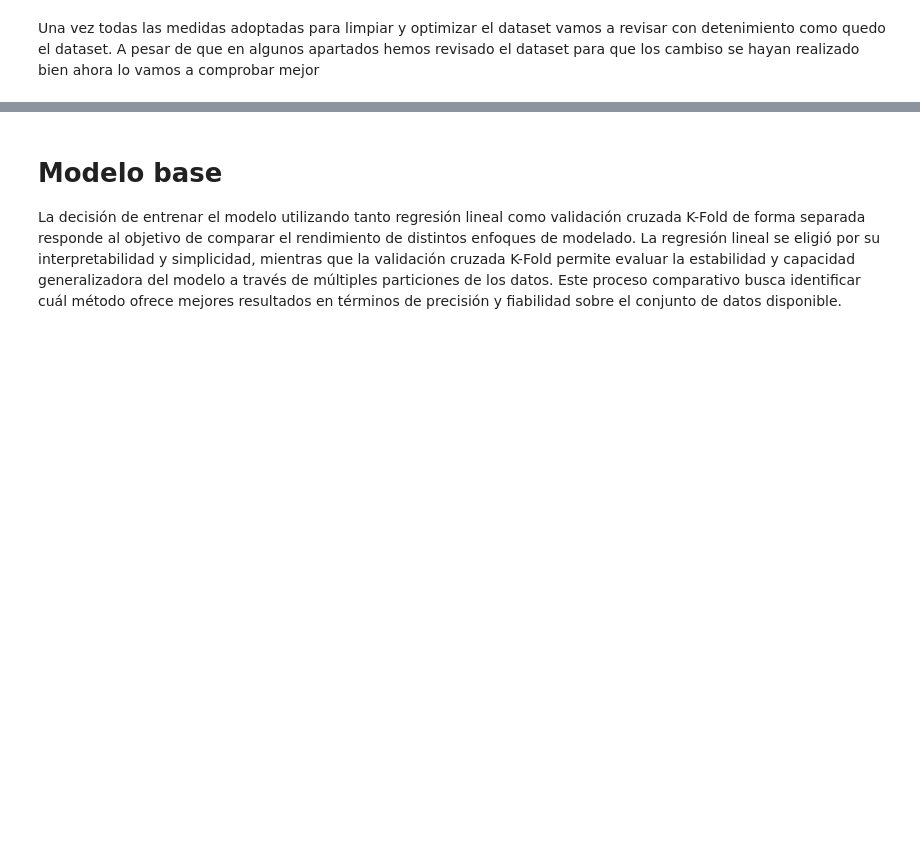
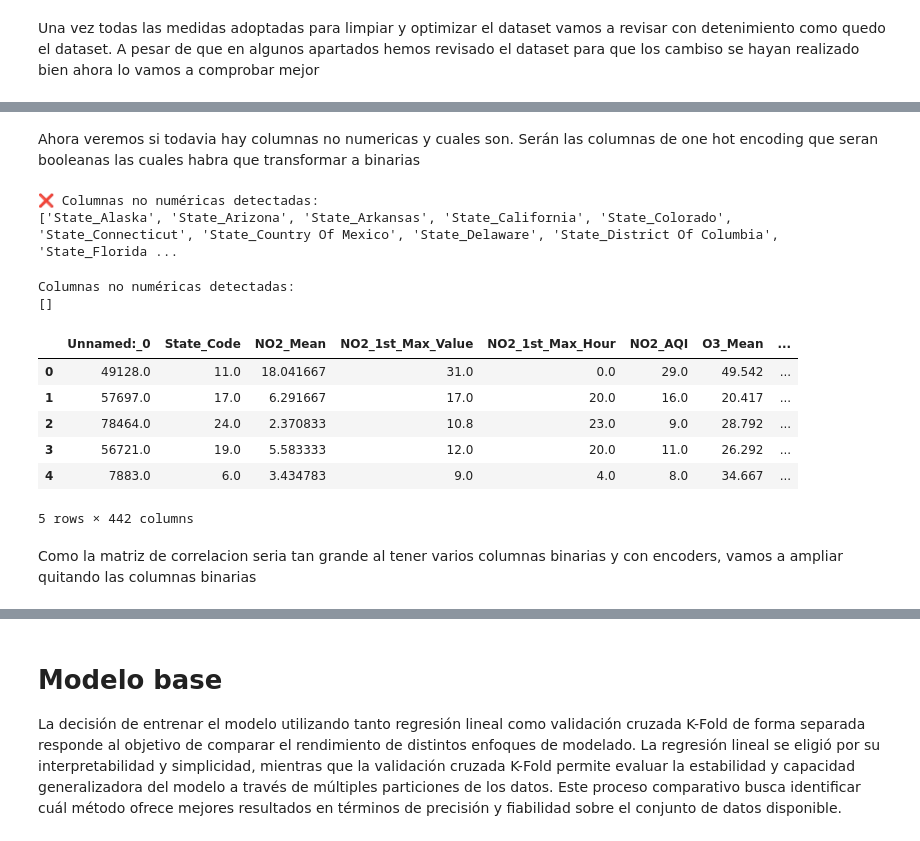
Before and after one commit to Israelamat/Study-and-prediction-of-U.S.-contamination, a Jupyter notebook: Proyecto_Final_IA_ML.ipynb, the cells around one changed output, grey strips where cells are left out. Saved outputs shown, nothing was run; the diff lists cells and outputs as text; code cells hidden in the pictures; blank space fills up the shorter version.

```diff
--- a/Proyecto_Final_IA_ML.ipynb
+++ b/Proyecto_Final_IA_ML.ipynb
@@ -833,10 +841,9 @@ CO_AQI: 3.67
 # %% [markdown]
 Reordenar aleatoriamente las filas de un conjunto de datos es importante para evitar que el modelo aprenda patrones no deseados relacionados con el orden original de los datos, especialmente si estos están organizados por fecha, categoría u otro criterio. Al mezclar las observaciones, se asegura que el entrenamiento sea más representativo y generalizable, reduciendo el riesgo de sobreajuste y sesgos. Además, es un paso clave antes de dividir los datos en entrenamiento y prueba, garantizando que ambas partes sean comparables y equilibradas.
 # %%
-df_clean_shuffled = df_clean_proc.sample(frac=1).reset_index(drop=True)
-df_shuffled = df_proc.sample(frac=1).reset_index(drop=True)
+df_clean_shuffled = df_clean.sample(frac=1).reset_index(drop=True)
+df_shuffled = df.sample(frac=1).reset_index(drop=True)
 
 print(df_clean.head())
-print(df_clean_proc.head())
 print(df_clean_shuffled.head())
 # %% [output]
@@ -893,2 +900,39 @@ Site_Num_97.0        0
 Length: 442, dtype: int64
 [figure]
+# %% [markdown]
+Ahora veremos si todavia hay columnas no numericas y cuales son. Serán las columnas de one hot encoding que seran booleanas las cuales habra que transformar a binarias
+# %%
+non_numeric = df_clean_shuffled.select_dtypes(exclude=["number"]).columns
+print("❌ Columnas no numéricas detectadas:")
+print(non_numeric.tolist())
+# %% [output]
+❌ Columnas no numéricas detectadas:
+['State_Alaska', 'State_Arizona', 'State_Arkansas', 'State_California', 'State_Colorado', 'State_Connecticut', 'State_Country Of Mexico', 'State_Delaware', 'State_District Of Columbia', 'State_Florida ...
+# %%
+# Convertir todas las columnas con valores numéricos que están mal tipadas
+for col in df_clean_shuffled.columns:
+    # Solo columnas no numéricas
+    if df_clean_shuffled[col].dtype not in ['int64', 'float64']:
+        # Si los valores únicos son solo 0 y 1, la convertimos a entero
+        unique_vals = set(df_clean_shuffled[col].dropna().unique())
+        if unique_vals.issubset({0, 1}):
+            df_clean_shuffled[col] = df_clean_shuffled[col].astype(np.int8)
+# %%
+non_numeric = df_clean_shuffled.select_dtypes(exclude=["number"]).columns
+print("Columnas no numéricas detectadas:")
+print(non_numeric.tolist())
+# %% [output]
+Columnas no numéricas detectadas:
+[]
+# %%
+df_clean_shuffled.head()
+# %% [output]
+|  | Unnamed:_0 | State_Code | NO2_Mean | NO2_1st_Max_Value | NO2_1st_Max_Hour | NO2_AQI | O3_Mean | ... |
+| 0 | 49128.0 | 11.0 | 18.041667 | 31.0 | 0.0 | 29.0 | 49.542 | ... |
+| 1 | 57697.0 | 17.0 | 6.291667 | 17.0 | 20.0 | 16.0 | 20.417 | ... |
+| 2 | 78464.0 | 24.0 | 2.370833 | 10.8 | 23.0 | 9.0 | 28.792 | ... |
+| 3 | 56721.0 | 19.0 | 5.583333 | 12.0 | 20.0 | 11.0 | 26.292 | ... |
+| 4 | 7883.0 | 6.0 | 3.434783 | 9.0 | 4.0 | 8.0 | 34.667 | ... |
+5 rows × 442 columns
+# %% [markdown]
+Como la matriz de correlacion seria tan grande al tener varios columnas binarias y con encoders, vamos a ampliar quitando las columnas binarias
```
Also changed, not shown: parts of 53 cells of this notebook.
